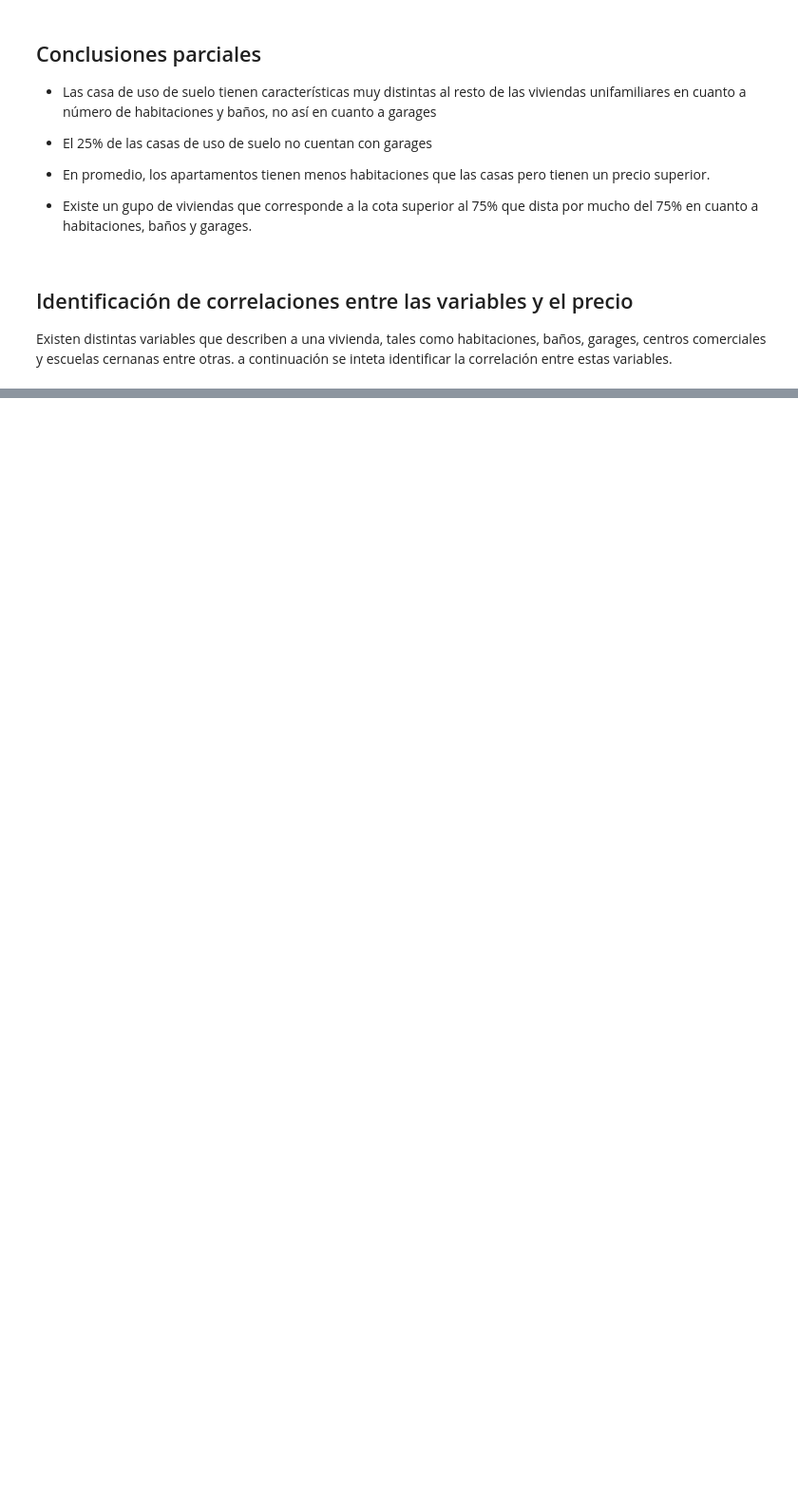
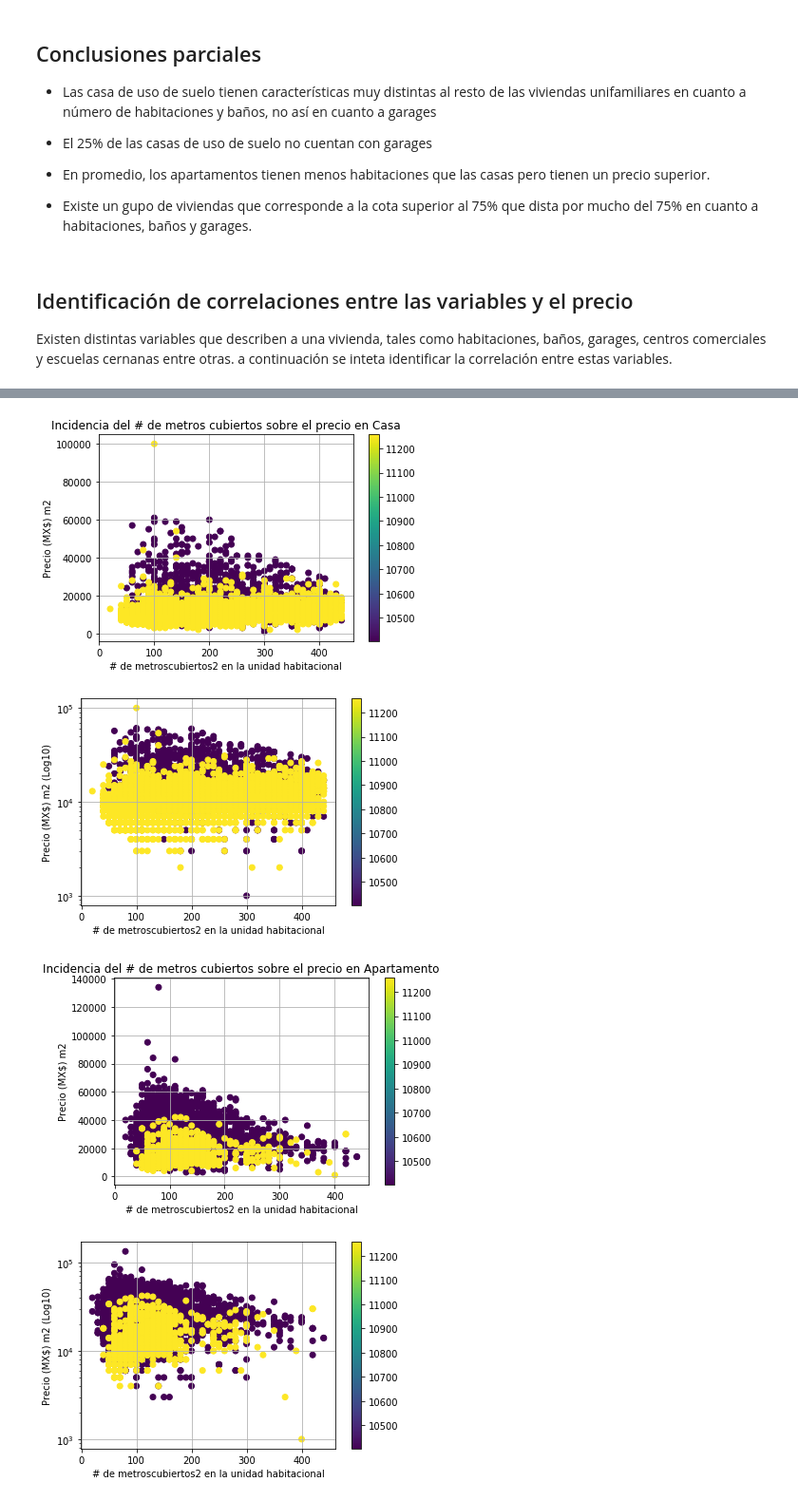
Before and after one commit to mrsoto/tp1_7506, a Jupyter notebook: mrs-analisis-nacional.ipynb, the cells around one changed output, grey strips where cells are left out. Shown at 95% size. Saved outputs shown, nothing was run; the diff lists cells and outputs as text; code cells hidden in the pictures; blank space fills up the shorter version.

```diff
--- a/mrs-analisis-nacional.ipynb
+++ b/mrs-analisis-nacional.ipynb
@@ -146,0 +221,9 @@ None
+# %%
+doPlotCategorias(
+    viviendasdf.join(ciudadesMasPublicadasdf, on=['provincia','ciudad'], how='inner')
+)
+# %% [output]
+[figure, added]
+[figure, added]
+[figure, added]
+[figure, added]
```
Also changed, not shown: parts of 29 cells of this notebook, 1 other file.
